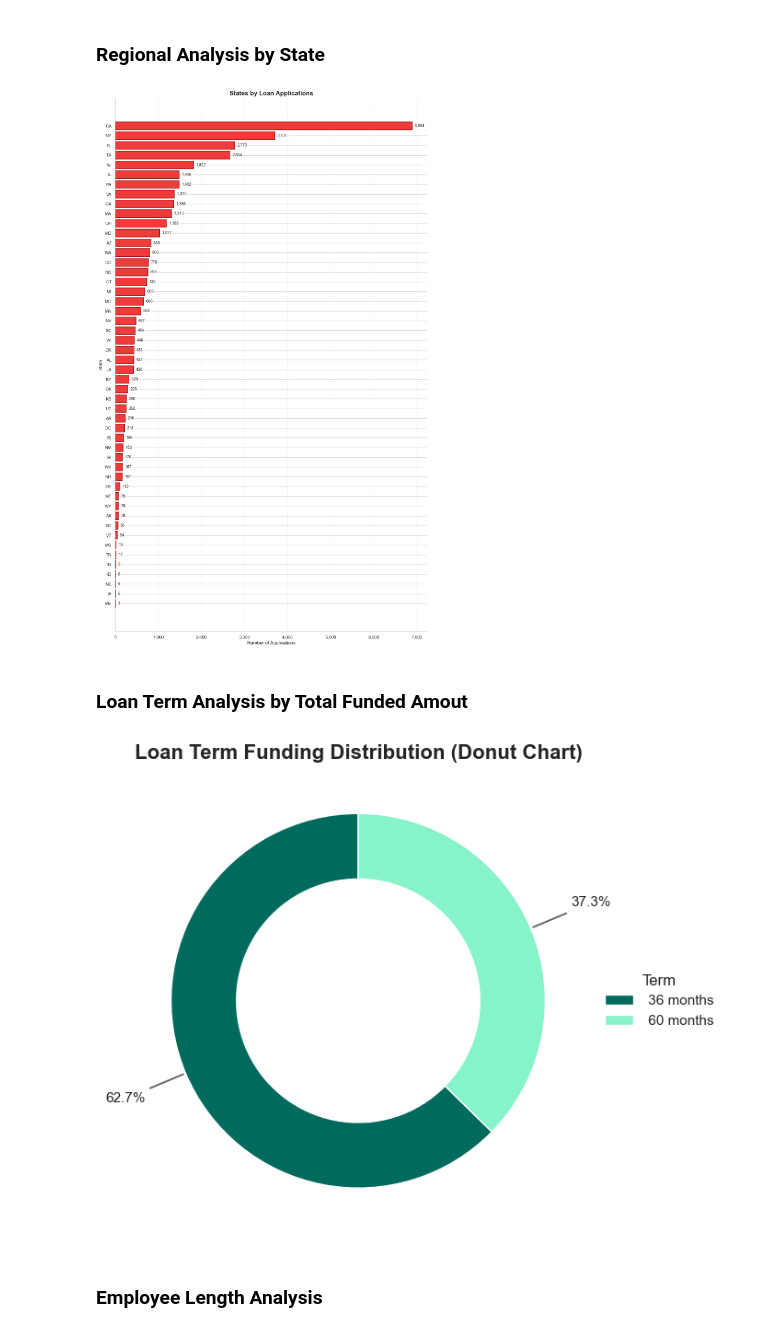
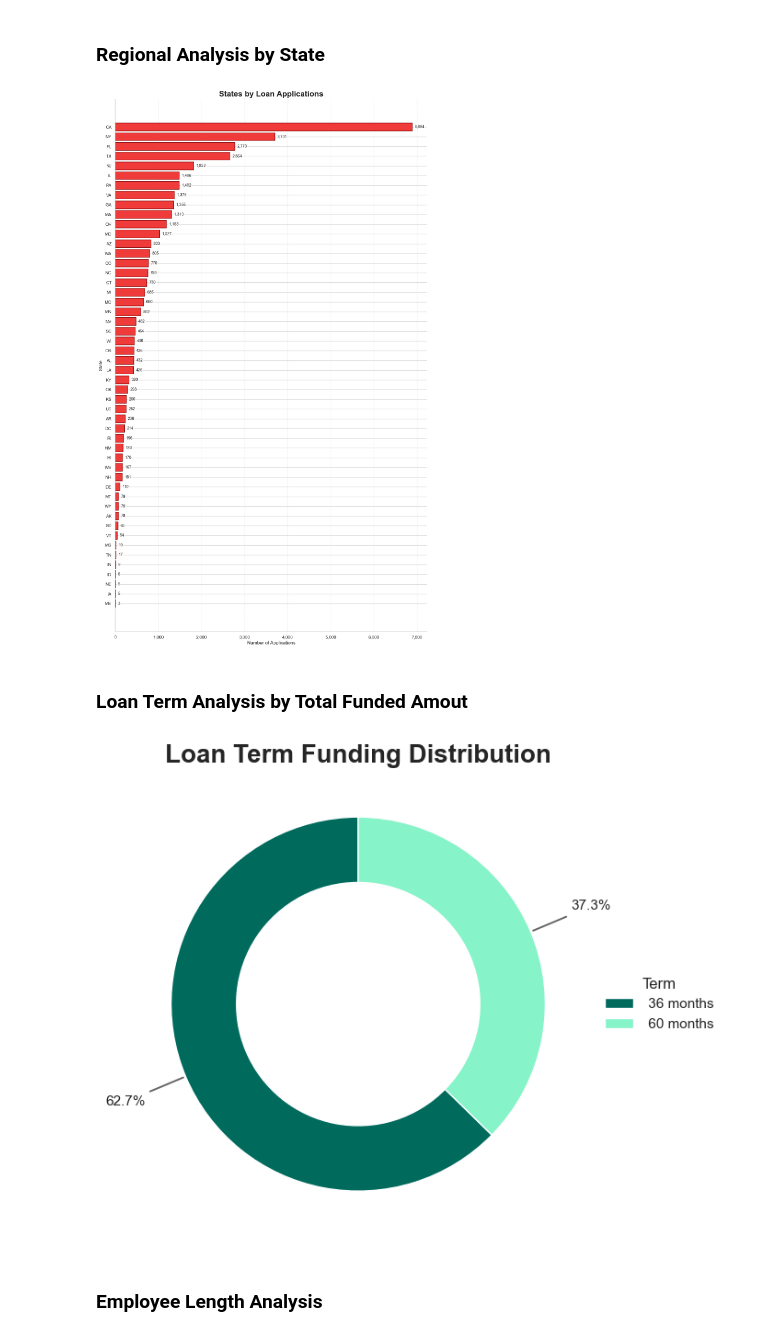
Before and after one commit to LeLongFintech/Bank-Loan-Analysis, a Jupyter notebook: financial_loan.ipynb, the cells around one changed output. Saved outputs shown, nothing was run; the diff lists cells and outputs as text; code cells hidden in the pictures.

```diff
--- a/financial_loan.ipynb
+++ b/financial_loan.ipynb
@@ -14,7 +14,7 @@ from matplotlib.ticker import FuncFormatter
 import warnings
 warnings.filterwarnings("ignore")
 # %%
-df = pd.read_excel(r"D:\Tài Liệu Học\PROJECT DATA ANALYST\Project\Bank Loan\financial_loan.xlsx")
+df = pd.read_excel(r"D:\Tài Liệu Học\PROJECT DATA ANALYST\Project\Bank Loan Analysis\financial_loan.xlsx")
 df
 # %% [output]
 |  | id | address_state | application_type | emp_length | emp_title | grade | home_ownership | issue_date | ... |
@@ -326,7 +326,7 @@ for rect in bars:
     )
 
 # Title and axis labels
-ax.set_title("States by Loan Applications", fontsize=16, fontweight="bold")
+ax.set_title("States by Loan Applications", fontsize=20, fontweight="bold")
 ax.set_xlabel("Number of Applications", fontsize=12)
 ax.set_ylabel("State", fontsize=12)
 
@@ -345,7 +345,7 @@ ax.invert_yaxis()
 plt.tight_layout()
 plt.show()
 # %% [output]
-[figure, old version]
+[figure, new version]
 # %% [markdown]
 ### Loan Term Analysis by Total Funded Amout
 # %%
@@ -378,35 +378,35 @@ wedges, _ = ax.pie(
 ax.legend(
     wedges, df_plot['label'],
     title="Term",
     loc="center left",
     bbox_to_anchor=(1.0, 0.5),
     frameon=False
 )
 
 # Percent labels OUTSIDE with arrows
 for w, p in zip(wedges, pct):
     ang = (w.theta1 + w.theta2) / 2.0
     x, y = np.cos(np.deg2rad(ang)), np.sin(np.deg2rad(ang))
     ax.annotate(
         f"{p:.1f}%",
         xy=(x*1.00, y*1.00),           # point at outer edge
         xytext=(x*1.35, y*1.35),       # text outside
         textcoords="data",
         ha="center", va="center", fontsize=11,
         arrowprops=dict(
             arrowstyle="-",
             lw=1.4, color="#666",
             connectionstyle="arc3,rad=0"   # straight line (or just remove this line)
         )
     )
 
 # Title
-ax.set_title("Loan Term Funding Distribution (Donut Chart)", fontsize=16, fontweight="bold")
+ax.set_title("Loan Term Funding Distribution", fontsize=20, fontweight="bold")
 
 plt.tight_layout()
 plt.show()
 # %% [output]
-[figure, old version]
+[figure, new version]
 # %% [markdown]
 ### Employee Length Analysis
 # %%
```
